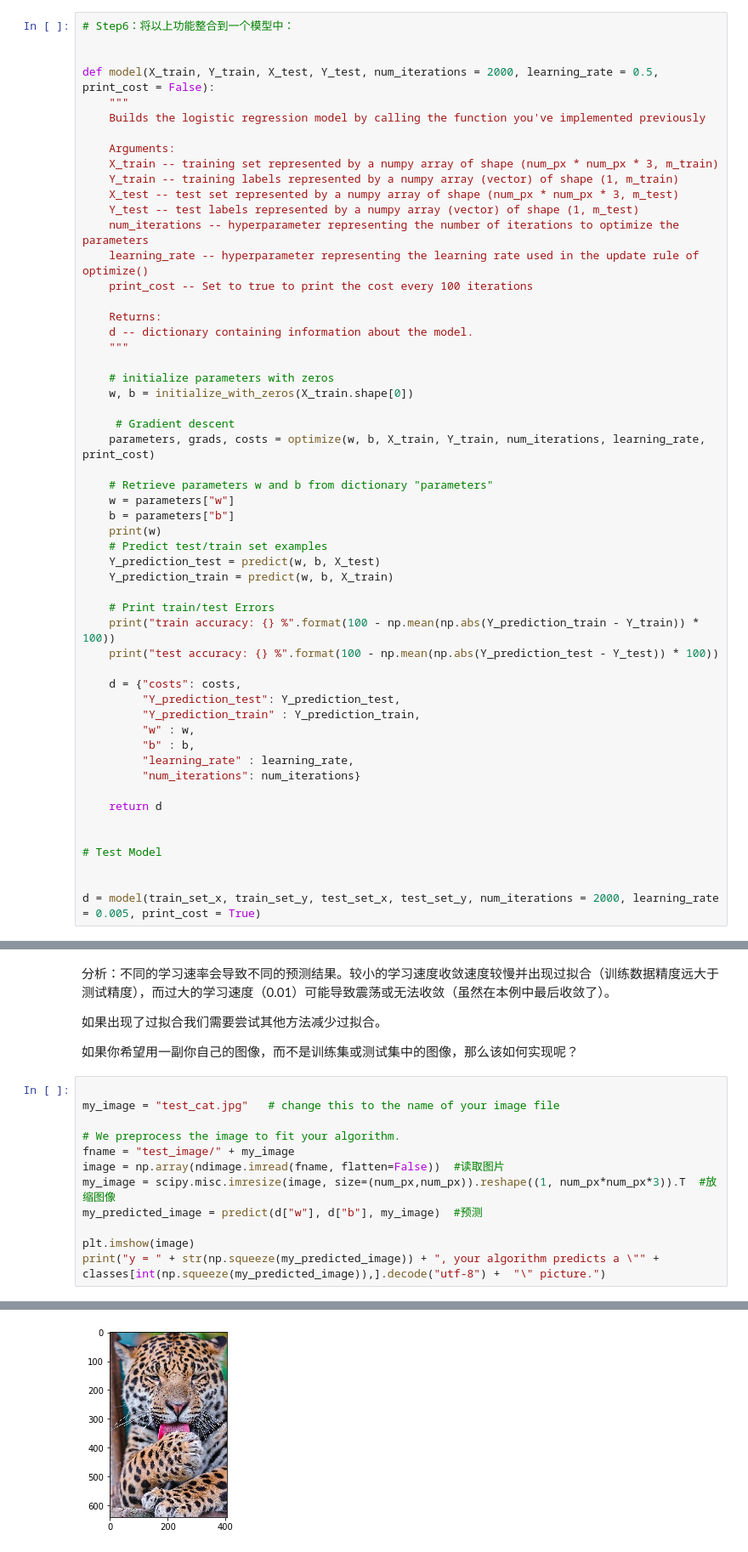
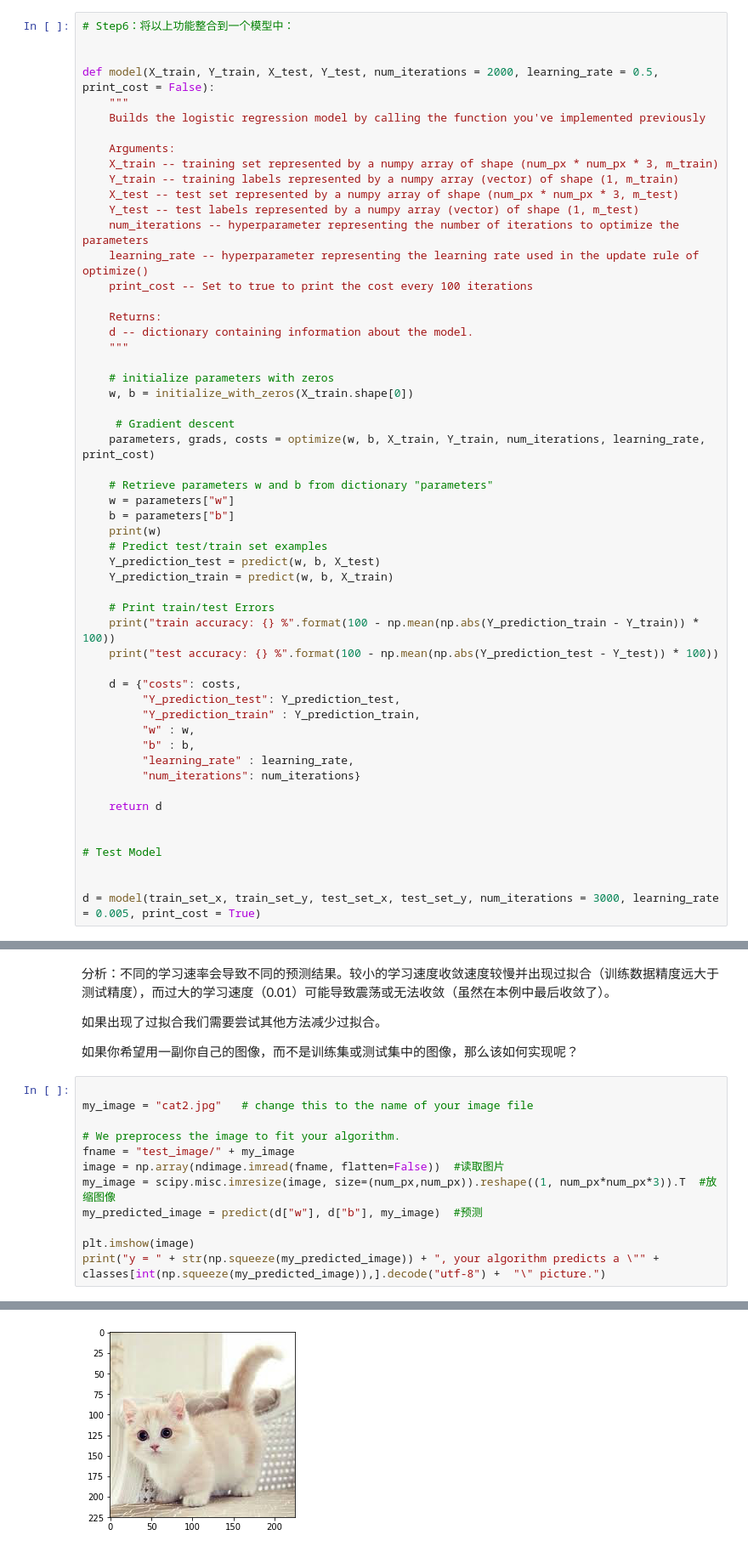
Before and after one commit to juliusxyg/python-ai, a Jupyter notebook: learn_logistic_regression.ipynb, the cells around one changed output, grey strips where cells are left out. Shown at 85% size. Drawn from its saved outputs; the diff is of its cells as text.

Commit message:
add more test images

```diff
--- a/learn_logistic_regression.ipynb
+++ b/learn_logistic_regression.ipynb
@@ -414,7 +414,7 @@ def model(X_train, Y_train, X_test, Y_test, num_iterations = 2000, learning_rate
 # Test Model
 
 
-d = model(train_set_x, train_set_y, test_set_x, test_set_y, num_iterations = 2000, learning_rate = 0.005, print_cost = True)
+d = model(train_set_x, train_set_y, test_set_x, test_set_y, num_iterations = 3000, learning_rate = 0.005, print_cost = True)
 # %% [output]
 Cost after iteration 0: 0.693147
 Cost after iteration 100: 0.584508
@@ -513,7 +510,7 @@ test accuracy: 36.0 %
 如果你希望用一副你自己的图像，而不是训练集或测试集中的图像，那么该如何实现呢？
 # %%
 
-my_image = "test_cat.jpg"   # change this to the name of your image file
+my_image = "cat2.jpg"   # change this to the name of your image file
 
 # We preprocess the image to fit your algorithm.
 fname = "test_image/" + my_image
@@ -528,4 +526,4 @@ y = 0.0, your algorithm predicts a "non-cat" picture.
-[figure, old version]
+[figure, new version]
 # %% [markdown]
 
 **What to remember from this assignment:**
```
Also changed, not shown: parts of 4 cells of this notebook, 3 other files.
